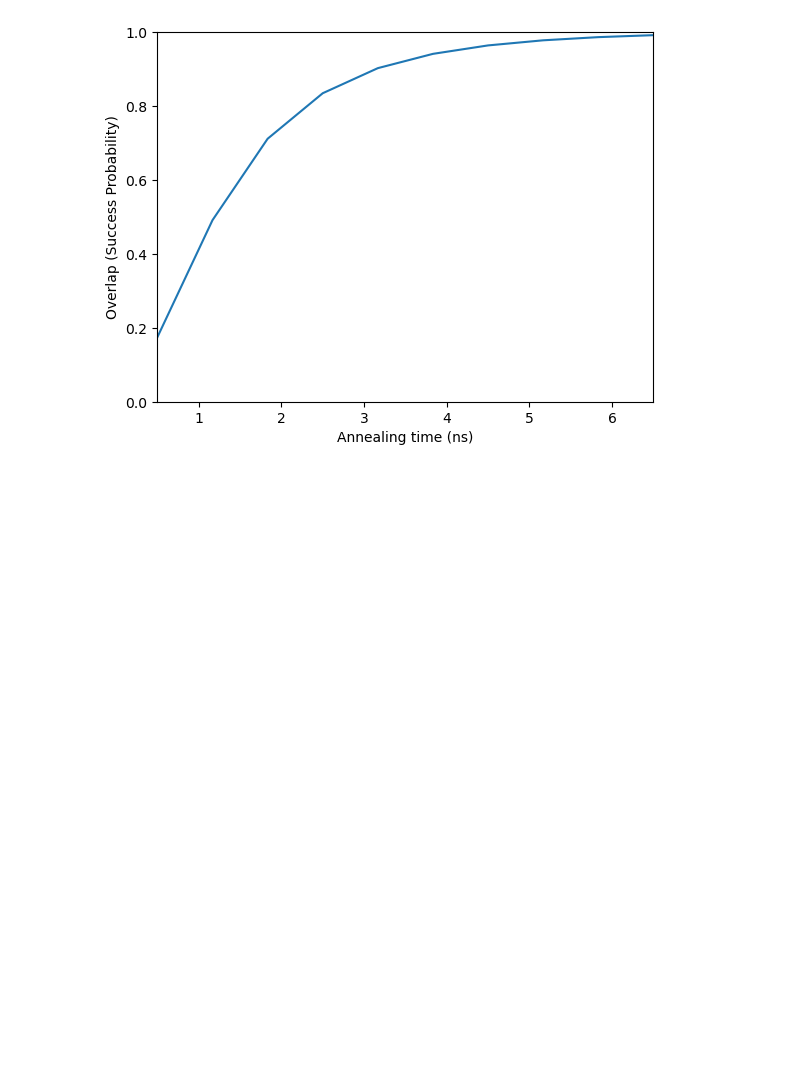
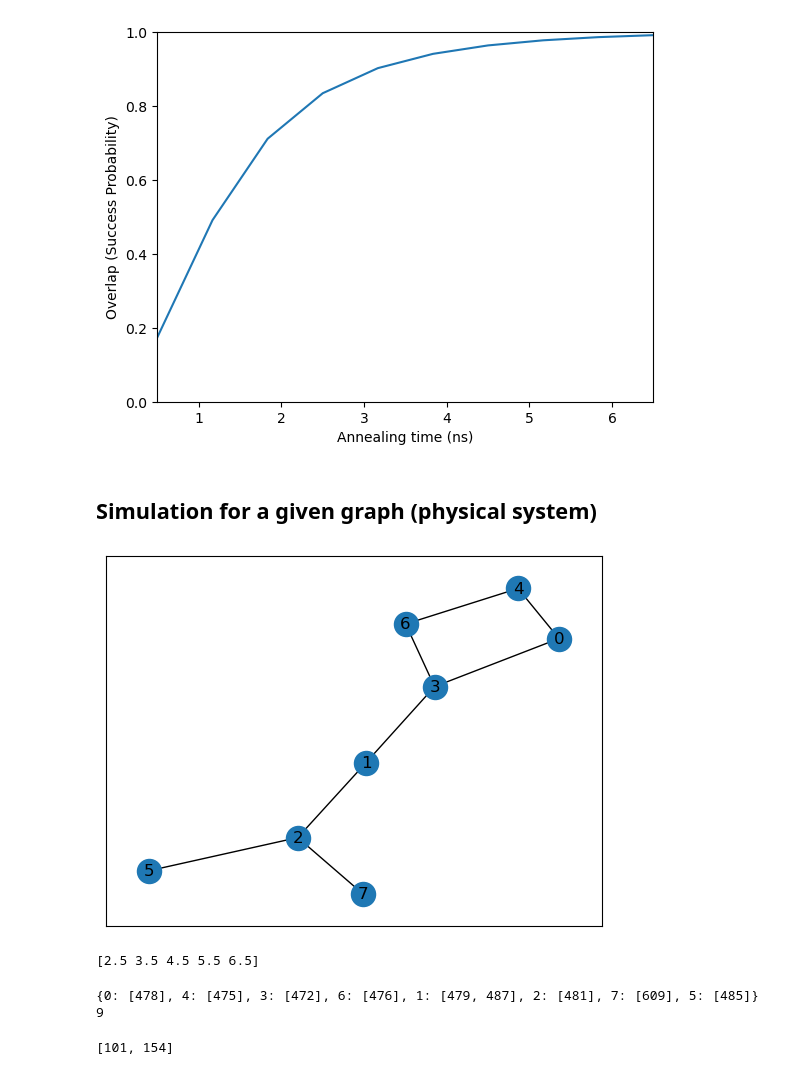
Before and after one commit to AndreaPeMa0/Graph-Partitioning-QA, a Jupyter notebook: Scripts/Simulation/Simulation-FinalVersion-3.ipynb, the cells around one changed output. Saved outputs shown, nothing was run; the diff lists cells and outputs as text; code cells hidden in the pictures; blank space fills up the shorter version.

Commit message:
new graph

```diff
--- a/Scripts/Simulation/Simulation-FinalVersion-3.ipynb
+++ b/Scripts/Simulation/Simulation-FinalVersion-3.ipynb
@@ -550,3 +719,25 @@ plt.plot(tf, successProbability)
 plt.savefig("Success_Probability_vs_Annealing_time_8")
 # %% [output]
 [figure]
+# %% [markdown]
+## Simulation for a given graph (physical system)
+# %%
+#Create the graph
+G = FileToNetwork("graph8.txt")
+DrawNetwork(G, "graph8.png")
+# %% [output]
+[figure, added]
+# %%
+#Parameters
+min_RCS = 0.0
+max_RCS = 1.0
+num_RCS = 10
+RCS = np.linspace(min_RCS, max_RCS, num_RCS)
+min_tf = 2.5
+max_tf = 6.5
+num_tf = 5
+tf = np.linspace(min_tf, max_tf, num_tf)
+delta_t = 0.01
+print(tf)
+# %% [output]
+[2.5 3.5 4.5 5.5 6.5]
@@ -552,0 +751,6 @@ plt.savefig("Success_Probability_vs_Annealing_time_8")
+# %%
+print(embedding)
+print(num_physical_qubits)
+# %% [output]
+{0: [478], 4: [475], 3: [472], 6: [476], 1: [479, 487], 2: [481], 7: [609], 5: [485]}
+9
@@ -552,0 +760,8 @@ plt.savefig("Success_Probability_vs_Annealing_time_8")
+# %%
+#Hamiltonians
+logical_Hp1, logical_Hp2 = makeQUBOHamiltonian("graph8.txt", 1.25, 1)
+logical_gs = groundState(logical_Hp1)
+num_eigenstates = 3
+print(logical_gs)
+# %% [output]
+[101, 154]
```
Also changed, not shown: parts of 19 cells of this notebook, 38 other files.
